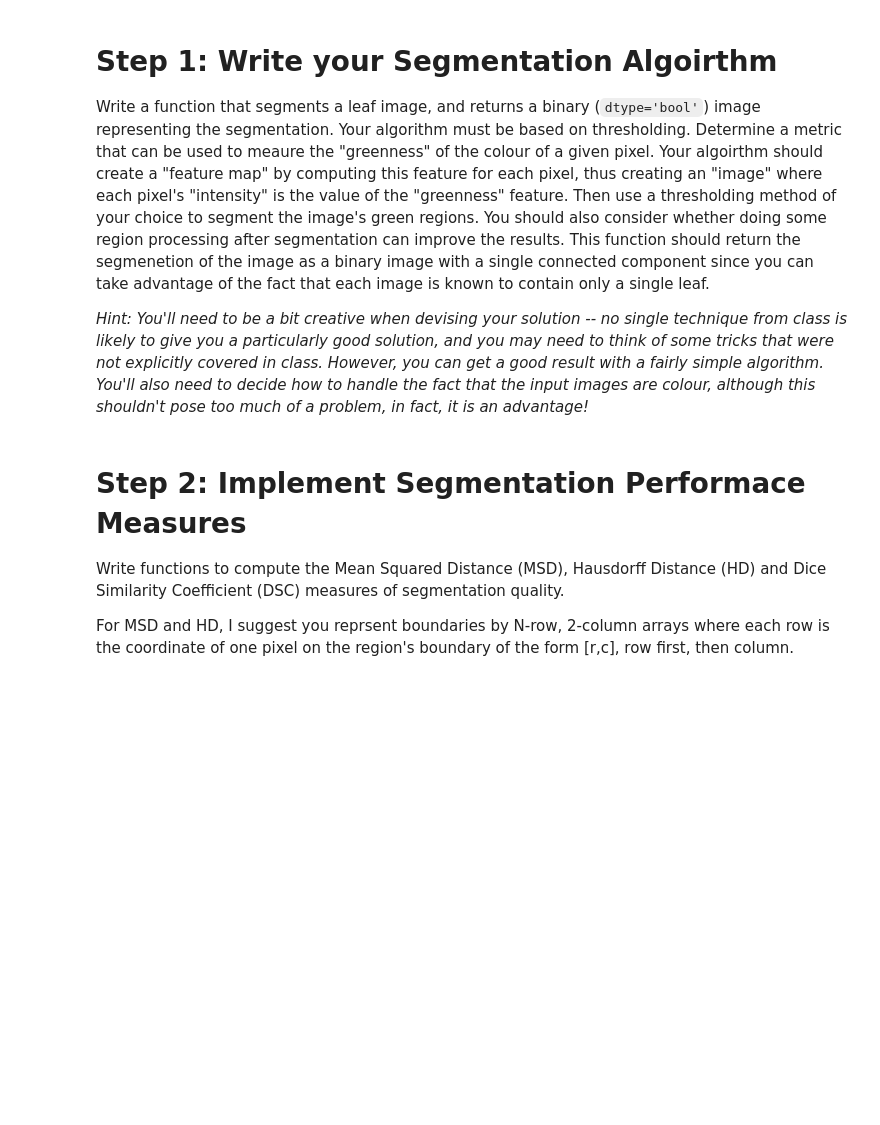
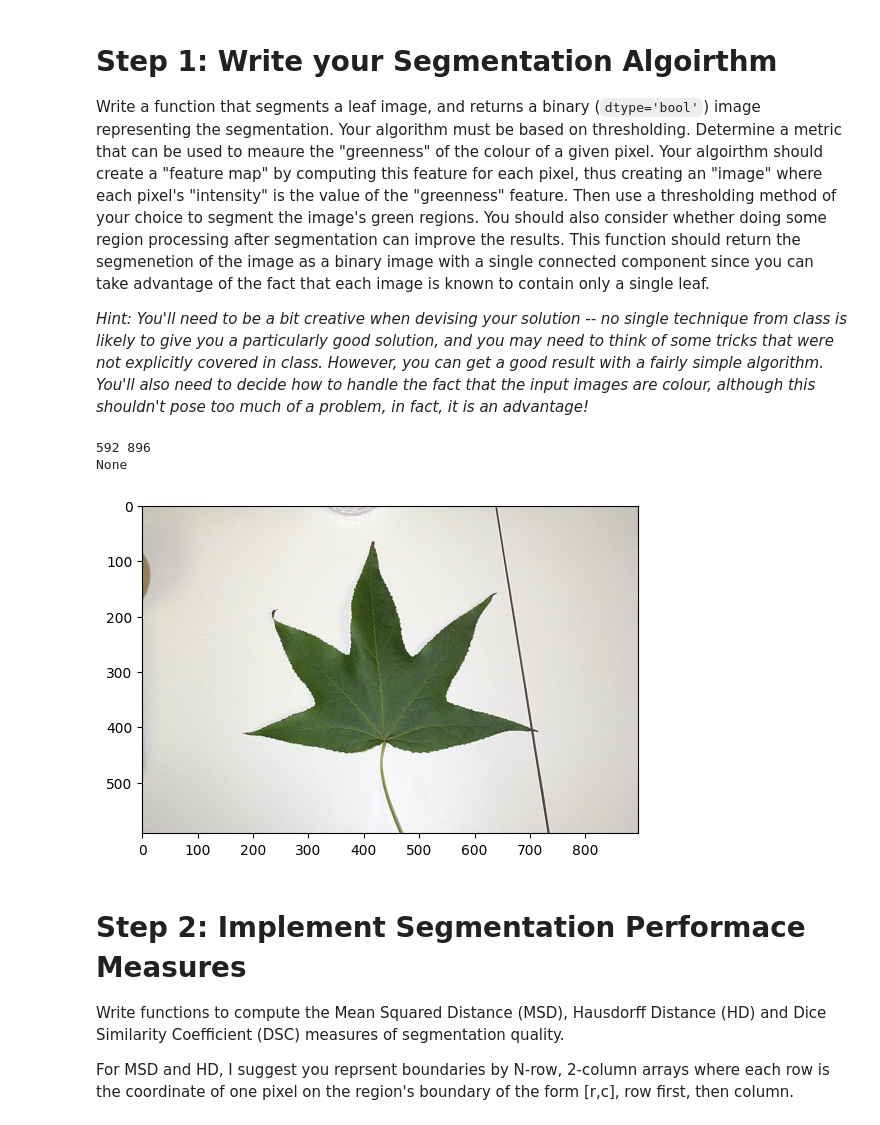
Before and after one commit to woodymorrice/cmpt819_a3, a Jupyter notebook: asn3-q1.ipynb, the cells around one changed output. Saved outputs shown, nothing was run; the diff lists cells and outputs as text; code cells hidden in the pictures; blank space fills up the shorter version.

```diff
--- a/asn3-q1.ipynb
+++ b/asn3-q1.ipynb
@@ -16,19 +16,49 @@ _Hint: You'll need to be a bit creative when devising your solution -- no single
 # %%
 import skimage.util as util
 import skimage.io as io
 import numpy as np
 import os as os
+import matplotlib.pyplot as plt
 
 # You can import other modules as needed.
 
 def segleaf(I):
     '''
     Segment a leaf image.
     :param I: Color leaf image to segment.
     :return: Logical image where True pixels represent foreground (i.e. leaf pixels).
     '''
 
+    # convert to float
+    I = util.img_as_float(I)
+
+    # isolate the green channel
+    greens = I[:,:,1]
+
+    n, m = greens.shape
+
+    print(n, m)
+
+    # determine a metric that can be used to measure the "greenness" of the colour of a given pixel
+    # how close to 1 is the green channel of the pixel
+
+    # create a "feature map" by computing this feature for each pixel
+
     pass   # replace this with your return statement.  This is just a placeholder to prevent a syntax error.
+
+
+image_path = os.path.join('.', 'images', "image_0001.png")
+
+img = io.imread(image_path)
+
+print(segleaf(img))
+
+plt.imshow(img)
+plt.show()
+# %% [output]
+592 896
+None
+[figure, added]
 # %% [markdown]
 # Step 2: Implement Segmentation Performace Measures
 
```
Also changed, not shown: 30 other files.
